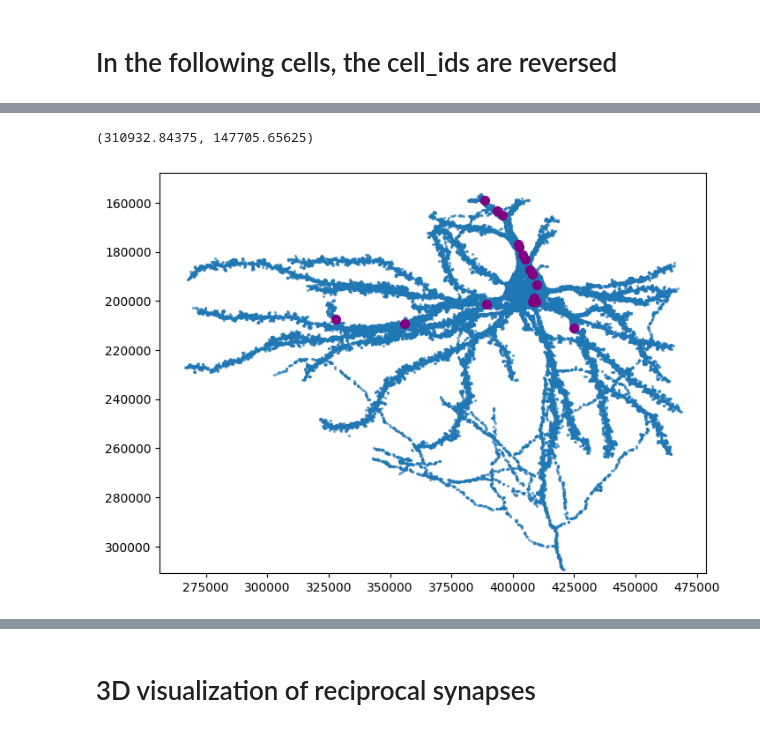
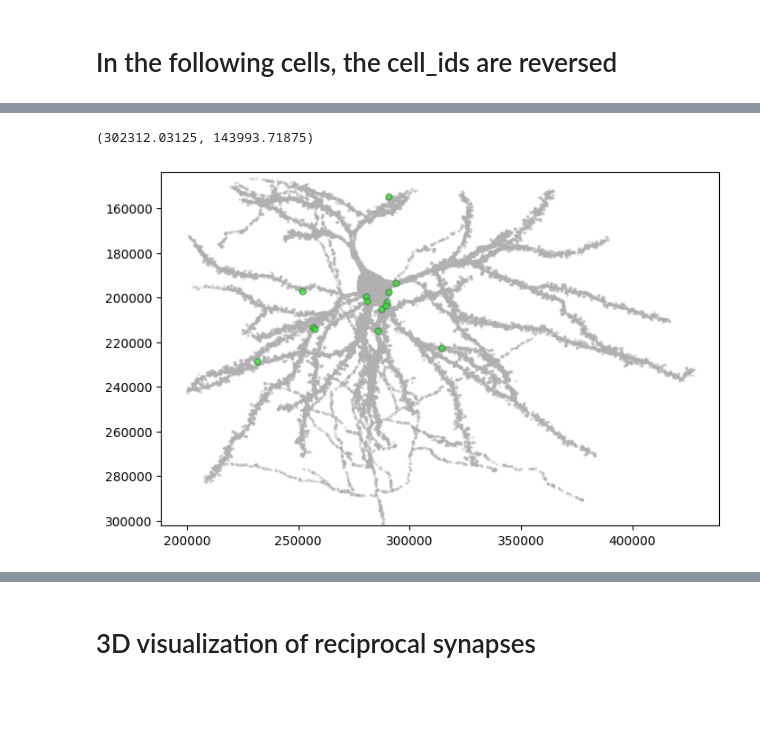
Before and after one commit to shandran/layer23-volume, a Jupyter notebook: reciprocal_pairs/reciprocal_pairs_synapse_visualizer.ipynb, the cells around one changed output, grey strips where cells are left out. Cells and saved outputs as stored; diff of their text form; code cells hidden in the pictures; blank space fills up the shorter version.

```diff
--- a/reciprocal_pairs/reciprocal_pairs_synapse_visualizer.ipynb
+++ b/reciprocal_pairs/reciprocal_pairs_synapse_visualizer.ipynb
@@ -38,24 +38,24 @@ Use the `list_of_all_reciprocal_pairs.ipynb`notebook to look up reciprocal pairs
 Use the `reciprocal_pairs_neurons_with_some_in_volume.ipynb` to look up pairs that have an identified soma in the volume.
 Special thanks to Wanwen Zeng at Stanford for generating the dataframe in the `paired.csv` file.
 # %%
-cell_id1 = 648518346349528994
-cell_id2 = 648518346349538192
+cell_id1 = 648518346349539846
+cell_id2 = 648518346349533058
 
 # some interesting reciprocal pairs
-# cell_id1 = 648518346349528994  cell_id2 = 648518346349538192 two neurons with highest number of reciprocal synapses in volume (n=17 + n=3 = 20)
+# cell_id1 = 648518346349539846  cell_id2 = 648518346349533058 inhibitory basket neuron and excitatory pyramidal neuron with highest number 7+14=21 of reciprocal synapses
+# cell_id1 = 648518346349528994  cell_id2 = 648518346349538192 two neurons with 2nd highest number of reciprocal synapses in volume (n=17 + n=3 = 20)
 # cell_id1 = 648518346349528994  cell_id2 = 648518346349539539 two neurons (one basket and one pyr) with 18 reciprocal synapses (2+16)
 # cell_id1 = 648518346349539215  cell_id2 = 648518346349539464 one basket and one pyr with 2+15 reciprocal synapses
 # cell_id1 = 648518346349539846  cell_id2 = 648518346349538179 inhibitory Basket and inhibitory Martinotti neurons
 # cell_id1 = 648518346349538179  cell_id2 = 648518346349515986 inhibitory Martinotti and inhibitory bipolar neurons
 # cell_id1 = 648518346349538179  cell_id2 = 648518346349533227 inhibitory Martinotti and excitatory pyramidal neurons
 # cell_id1 = 648518346343899987  cell_id2 = 648518346343998088 partial axons synapsing onto one another
-# cell_id1 = 648518346349376348  cell_id2 = 648518346349384302 partial axon and spiny dendrite with dense processes
+# cell_id1 = 648518346349376348  cell_id2 = 648518346349384302 partial axon and spiny dendrite with dense processes; syn id 6908527 appears to be a segmentation error
 # cell_id1 = 648518346349540055  cell_id2 = 648518346344132118 pre-synaptic site on a dendritic spine (mis-segmentation?)
 # cell_id1 = 648518346349515985  cell_id2 = 648518346349516055 two inhibitory cells of unknown type
 # cell_id1 = 648518346349536744  cell_id2 = 648518346341407207 pyramidal neuron and partial unknown neuron
 # cell_id1 = 648518346349518096  cell_id2 = 648518346342923789 inhibitory neuron of unknown type and partial processes of other unknown type
 # cell_id1 = 648518346349538179  cell_id2 = 648518346349537400 partial exc pyr neuron and Martinotti inhibitory neuron
-# cell_id1 = 648518346349539846  cell_id2 = 648518346349533058 inhibitory basket neuron and excitatory pyramidal neuron with 7+14 = 21 reciprocal synapses
 # %%
 # If you get an error, run the next cell to download the mesh, then rerun this cell again
 seg_id = cell_id1
@@ -291,13 +320,13 @@ len(rpre_to_post_only_df.query(f'post_root_id=={rseg_id}'))
 # %%
 f,ax = plt.subplots(figsize=(8,8))
-ax.scatter(rmesh.vertices[::50,0], rmesh.vertices[::50,1], s=2, alpha=0.5) # modify s and alpha to improve the visualization
+ax.scatter(rmesh.vertices[::50,0], rmesh.vertices[::50,1], c="#B0B0B0", s=2, alpha=0.25) # modify c, s and alpha to improve the visualization
 
-ax.scatter(rpostsyn_xyz_recip[:,0], rpostsyn_xyz_recip[:,1], c='purple', s=50, alpha=1) # modify c, s, and alpha if desired
+ax.scatter(rpostsyn_xyz_recip[:,0], rpostsyn_xyz_recip[:,1], c='lime', edgecolors='dimgrey', s=25, alpha=0.7) # modify c, s, and alpha if desired
 ax.set_aspect('equal')
 ax.set_ylim(np.max(mesh.vertices[:,1]), np.min(mesh.vertices[:,1]))
 # %% [output]
-(310932.84375, 147705.65625)
+(302312.03125, 143993.71875)
-[figure, old version]
+[figure, new version]
 # %%
 # 3d visualization using vtk
 
```
Also changed, not shown: parts of 23 cells of this notebook.
